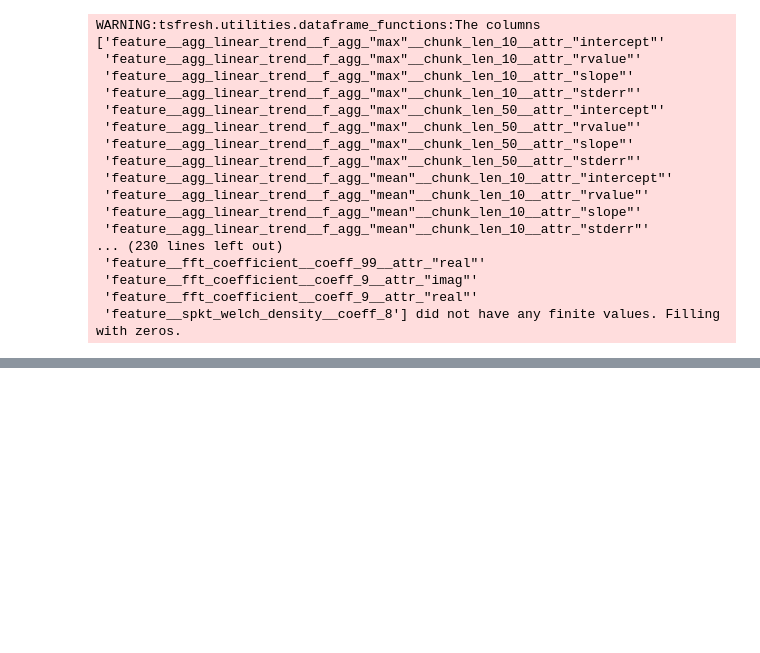
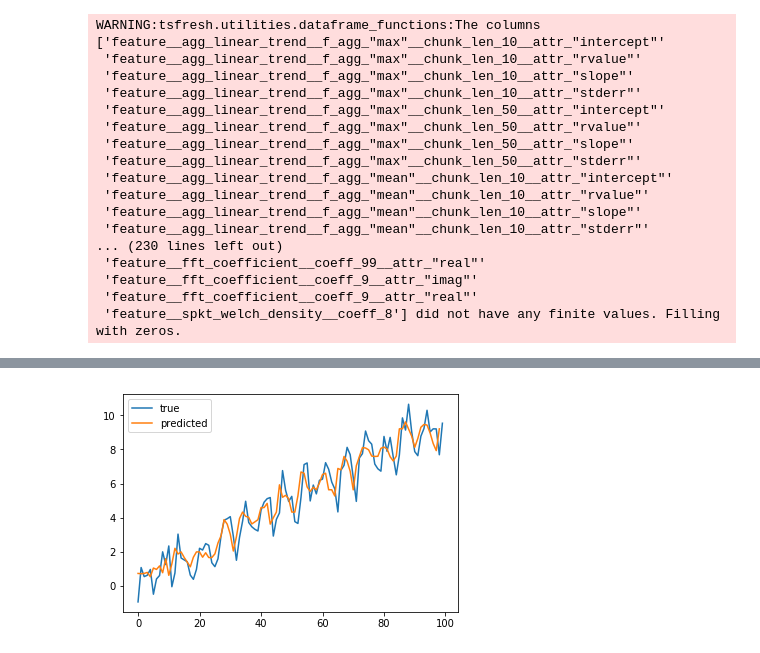
Before and after one commit to blue-yonder/tsfresh, a Jupyter notebook: notebooks/timeseries_forecasting_basic_example.ipynb, the cells around one changed output, grey strips where cells are left out. Saved outputs shown, nothing was run; the diff lists cells and outputs as text; code cells hidden in the pictures; blank space fills up the shorter version.

Commit message:
finished first prediction notebook

```diff
--- a/notebooks/timeseries_forecasting_basic_example.ipynb
+++ b/notebooks/timeseries_forecasting_basic_example.ipynb
@@ -108 +109,14 @@ X.sort_index()
 99 rows × 465 columns
+# %%
+y = df.val
+# %%
+ada = AdaBoostRegressor()
+ada.fit(X, y[1:])
+y_pred = ada.predict(X)
+# %%
+plt.plot(y, label="true")
+plt.plot(y_pred, label="predicted")
+plt.legend()
+plt.show()
+# %% [output]
+[figure, added]
```
Also changed, not shown: parts of 6 cells of this notebook.
